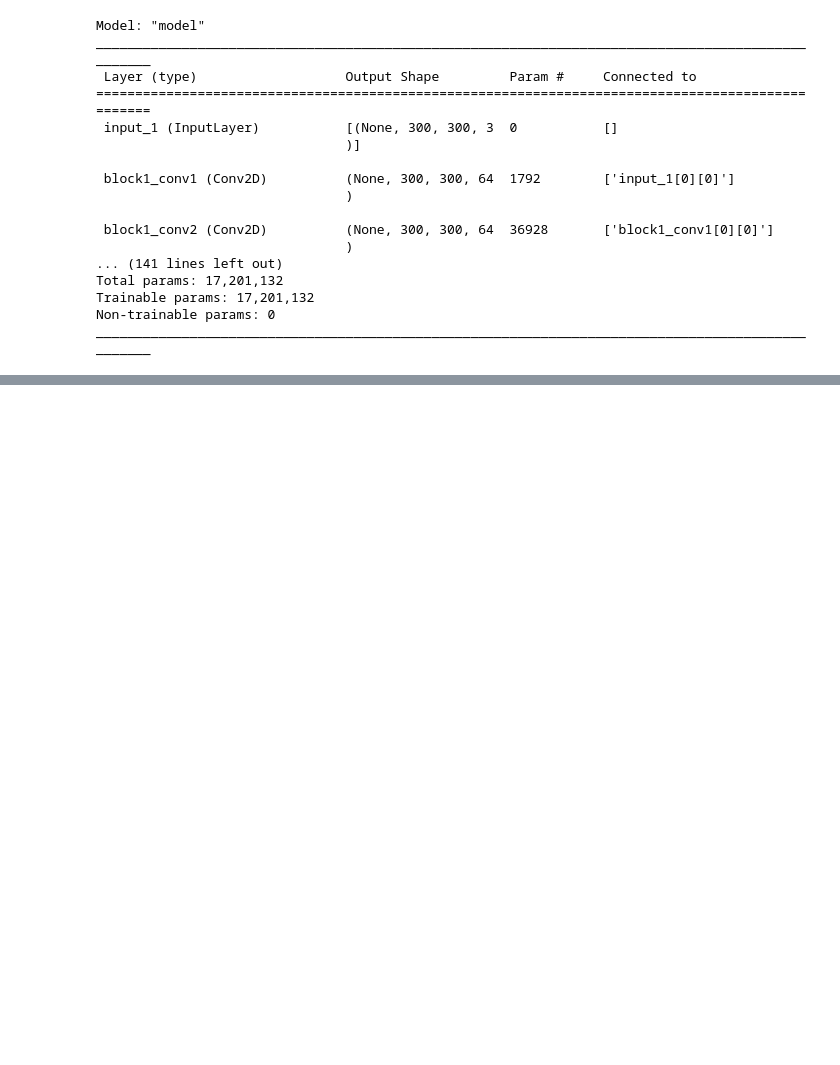
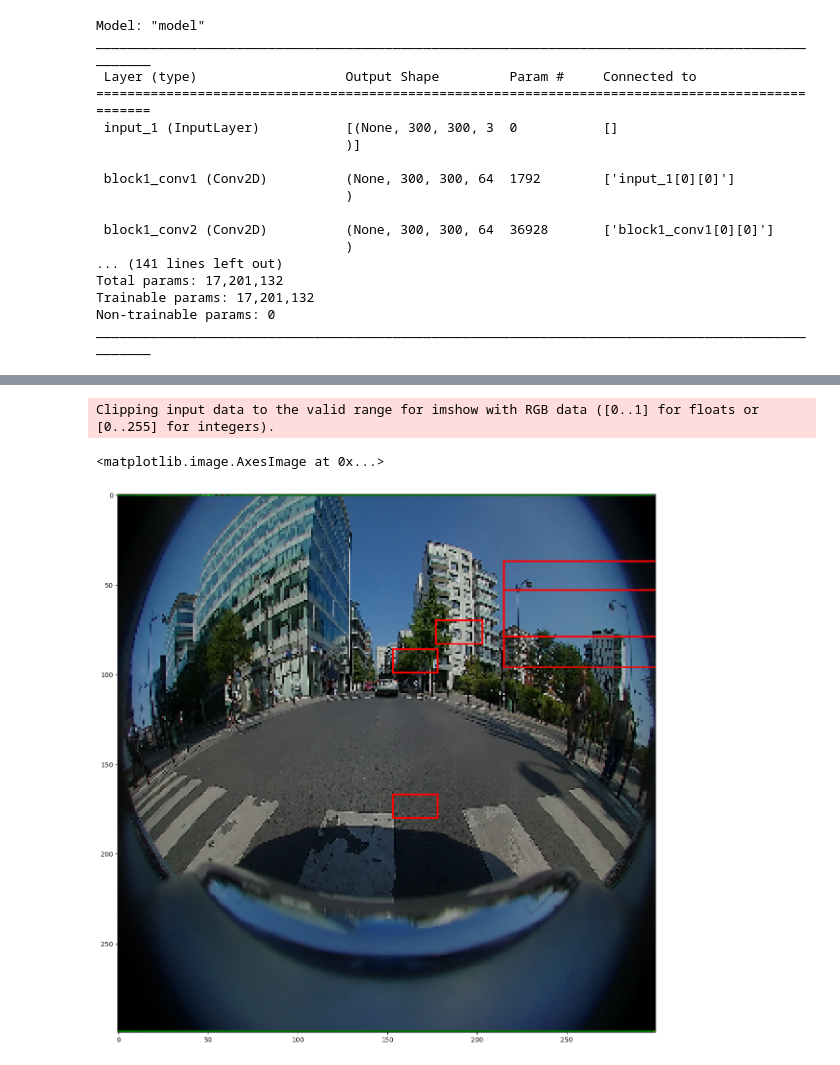
Before and after one commit to usmanr149/SSDModel, a Jupyter notebook: notebooks/Use Pretrained VGG16.ipynb, the cells around one changed output, grey strips where cells are left out. Saved outputs shown, nothing was run; the diff lists cells and outputs as text; code cells hidden in the pictures; blank space fills up the shorter version.

```diff
--- a/notebooks/Use Pretrained VGG16.ipynb
+++ b/notebooks/Use Pretrained VGG16.ipynb
@@ -382,0 +514,2 @@ Epoch 6/10
+# %%
+pred = ssd_VGG16.predict(holdout[0])
@@ -382,0 +518,2 @@ Epoch 6/10
+# %%
+conf_loss = pred[1]
@@ -382,0 +575,23 @@ Epoch 6/10
+# %%
+i = conf_loss_max[0][2]
+
+image = hold[image_number][:]
+
+for rank in range(5):
+
+    i = conf_loss_max[rank][2]
+
+    start_x, start_y, end_x, end_y = boxes[i].numpy() * 300
+
+    start_x, start_y, end_x, end_y = int(start_x), int(start_y), int(end_x), int(end_y)
+
+    cv2.rectangle(image, [start_x, start_y], [end_x, end_y], color=(255,0,0), thickness = 1)
+
+plt.figure(figsize=(15, 15))
+
+
+plt.imshow(image)
+# %% [output]
+Clipping input data to the valid range for imshow with RGB data ([0..1] for floats or [0..255] for integers).
+<matplotlib.image.AxesImage at 0x...>
+[figure, added]
```
Also changed, not shown: parts of 30 cells of this notebook, 10 other files.
